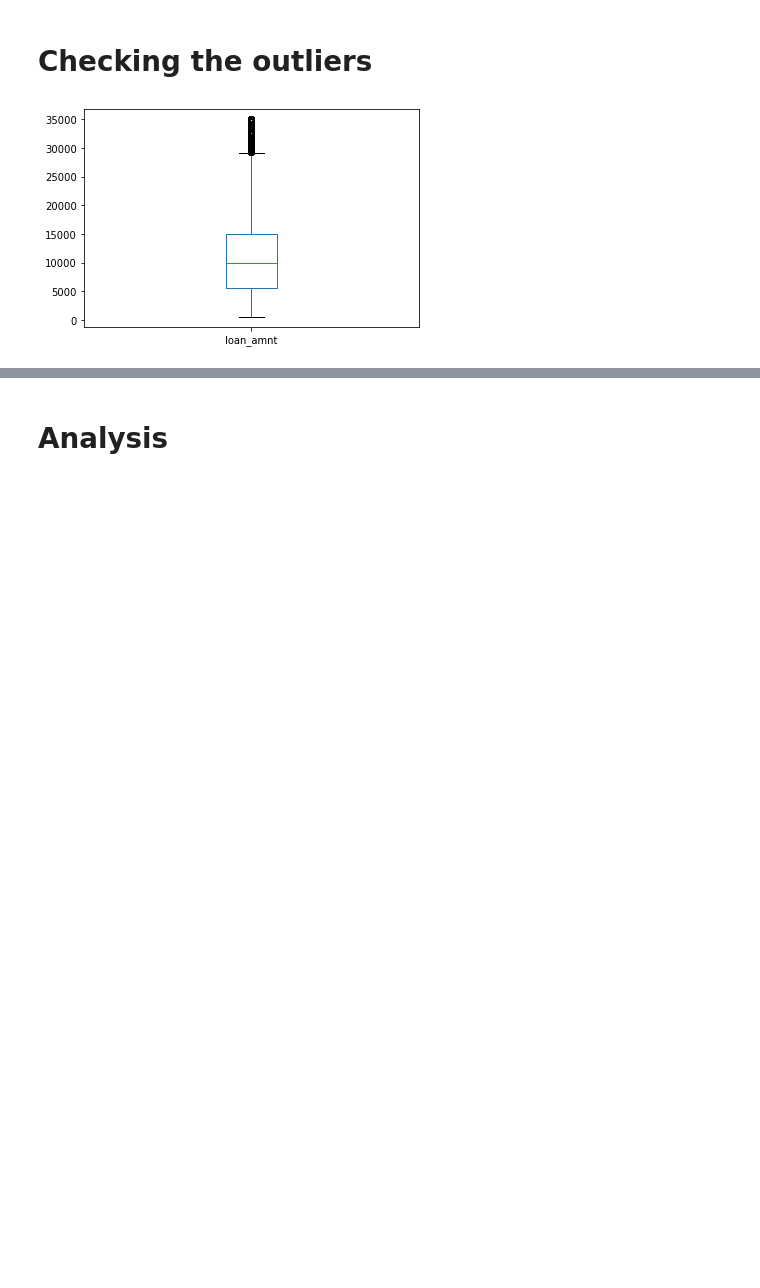
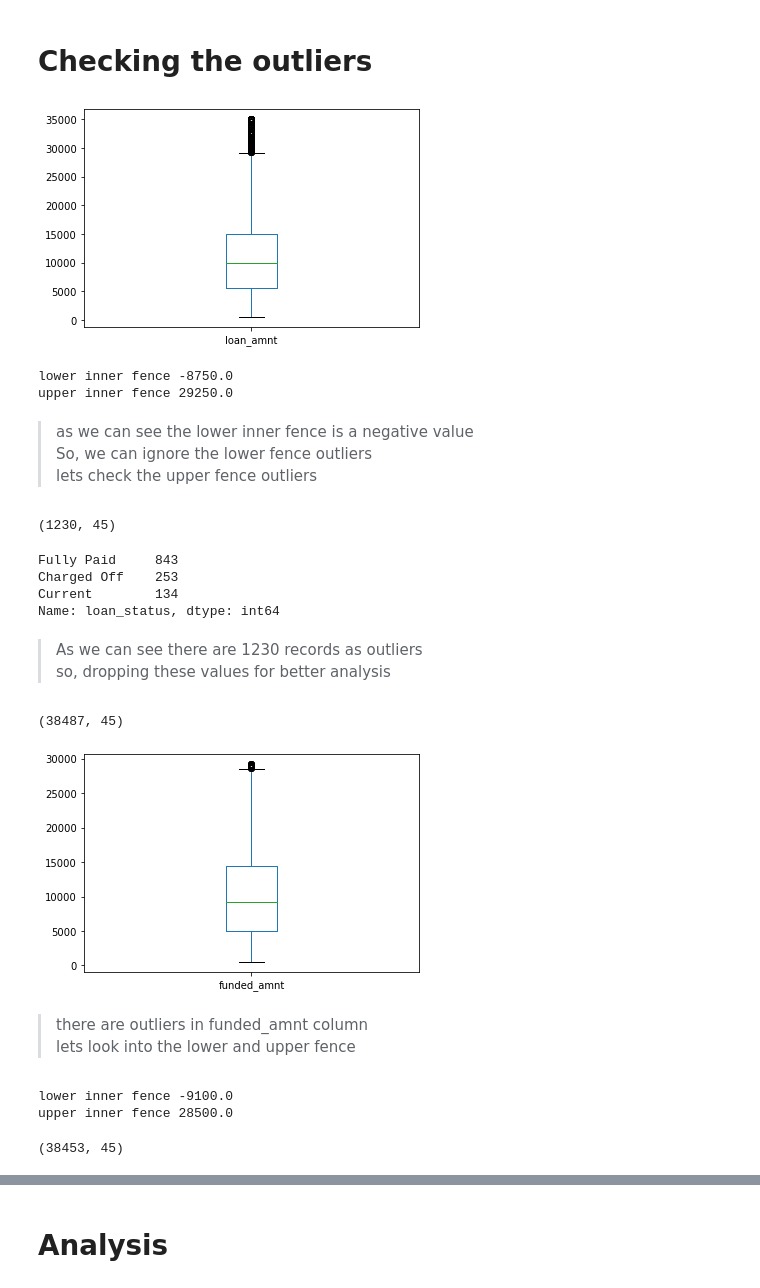
Before and after one commit to rashmiaab/LendingClubCaseStudy, a Jupyter notebook: Nagarjun Chittyala.ipynb, the cells around one changed output, grey strips where cells are left out. Drawn from its saved outputs; the diff is of its cells as text; code cells hidden in the pictures; blank space fills up the shorter version.

Commit message:
updated univariate analysis

```diff
--- a/Nagarjun Chittyala.ipynb
+++ b/Nagarjun Chittyala.ipynb
@@ -444,5 +448,5 @@ Name: emp_length, dtype: int64
 # %%
-df.emp_length = df.emp_length.fillna('10+ years')
+df.emp_length = df.emp_length.fillna(df.emp_length.mode()[0])
 df.emp_length.value_counts(dropna=False)
 # %% [output]
 10+ years    9954
@@ -499,7 +507,7 @@ As we can see, Debt Consolidation there are 10150 records out of 30k+ records <b
 So, imputing the missing 11 values with **Debt Consolidation**
 # %%
 # filling null value with Debt Consolidation
-df.title = df.title.fillna('Debt Consolidation')
+df.title = df.title.fillna(df.title.mode()[0])
 # Checking null values in the title columnm
 df.title.isnull().sum()
 # %% [output]
@@ -639,3 +647,64 @@ df.loan_amnt.plot.box()
 plt.show()
 # %% [output]
 [figure]
+# %%
+q3 = df.loan_amnt.quantile(.75)
+q1 = df.loan_amnt.quantile(.25)
+iqr = q3-q1
+low = q1-1.5*iqr
+high = q3+1.5*iqr
+
+print(f"lower inner fence {low}")
+print(f'upper inner fence {high}')
+# %% [output]
+lower inner fence -8750.0
+upper inner fence 29250.0
+# %% [markdown]
+> as we can see the lower inner fence is a negative value <br>
+> So, we can ignore the lower fence outliers <br>
+> lets check the upper fence outliers
+# %%
+# checking number of records in outside the upper fence
+df[df.loan_amnt>high].shape
+# %% [output]
+(1230, 45)
+# %%
+df[df.loan_amnt>high].loan_status.value_counts()
+# %% [output]
+Fully Paid     843
+Charged Off    253
+Current        134
+Name: loan_status, dtype: int64
+# %% [markdown]
+> As we can see there are 1230 records as outliers <br>
+> so, dropping these values for better analysis
+# %%
+df = df[df.loan_amnt<=high]
+df.shape
+# %% [output]
+(38487, 45)
+# %%
+df.funded_amnt.plot.box()
+plt.show()
+# %% [output]
+[figure, added]
+# %% [markdown]
+> there are outliers in funded_amnt column <br>
+> lets look into the lower and upper fence
+# %%
+q3 = df.funded_amnt.quantile(.75)
+q1 = df.funded_amnt.quantile(.25)
+iqr = q3-q1
+low = q1-1.5*iqr
+high = q3+1.5*iqr
+
+print(f"lower inner fence {low}")
+print(f'upper inner fence {high}')
+# %% [output]
+lower inner fence -9100.0
+upper inner fence 28500.0
+# %%
+df = df[df.funded_amnt<=high]
+df.shape
+# %% [output]
+(38453, 45)
```
Also changed, not shown: parts of 49 cells of this notebook.
